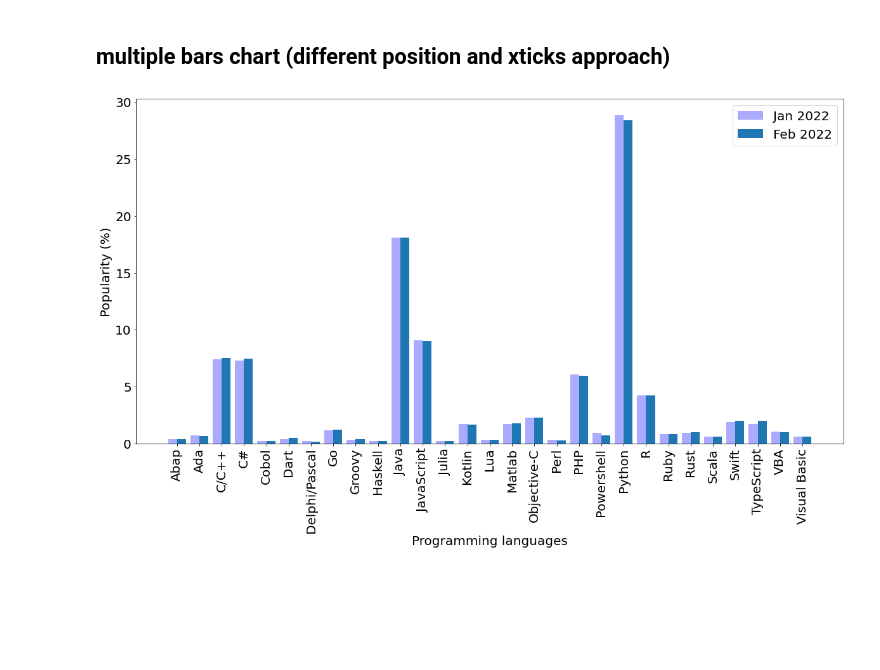
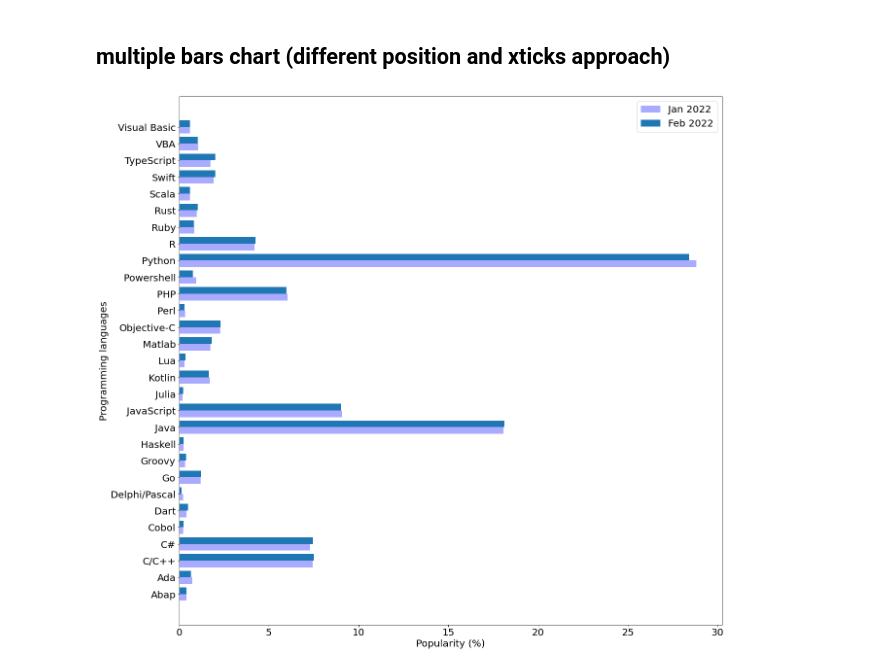
Before and after one commit to dudung/py-jupyter-nb, a Jupyter notebook: src/pandas/excel/chart/barh.ipynb, the cells around one changed output. Cells and saved outputs as stored; diff of their text form; code cells hidden in the pictures; blank space fills up the shorter version.

```diff
--- a/src/pandas/excel/chart/barh.ipynb
+++ b/src/pandas/excel/chart/barh.ipynb
@@ -61,22 +61,21 @@ plt.show()
 ## multiple bars chart (different position and xticks approach)
 # %%
 import matplotlib.pyplot as plt
-plt.figure(figsize=(20,10))
+plt.figure(figsize=(20,20))
 plt.rc('font', size=20)
-plt.xticks(rotation='vertical')
-plt.xlabel("Programming languages")
-plt.ylabel("Popularity (%)")
+plt.xlabel("Popularity (%)")
+plt.ylabel("Programming languages")
 
 h = 0.4
 y1 = [*range(len(lang))]
 y2 = [i+h for i in y1]
 ymid = [i+h/2 for i in y1]
 
-plt.bar(y1, jan, color='#aaaaff', width=w)
-plt.bar(x2, feb, color='tab:blue', width=w)
+plt.barh(y1, jan, color='#aaaaff', height=h)
+plt.barh(y2, feb, color='tab:blue', height=h)
 
-plt.xticks(xmid, lang)
+plt.yticks(ymid, lang)
 plt.legend(['Jan 2022', 'Feb 2022'])
 plt.show()
 # %% [output]
-[figure, old version]
+[figure, new version]
```
Also changed, not shown: 1 other file.
